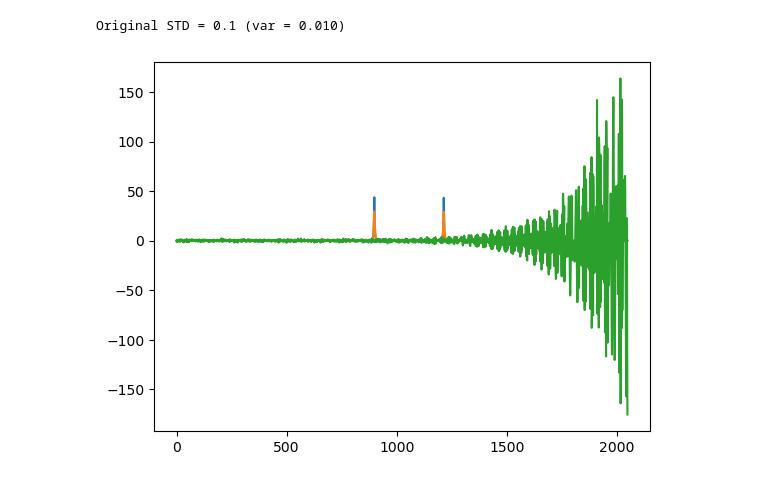
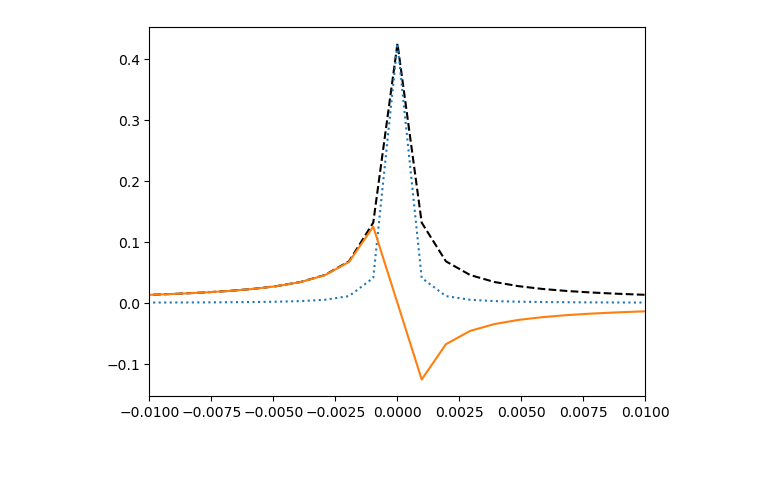
Before and after one commit to wtclarke/fmrs_bold_dynamic_fitting, a Jupyter notebook: mle_fitting/covariance_apodisation.ipynb, the cells around one changed output. Cells and saved outputs as stored; diff of their text form; code cells hidden in the pictures.

```diff
--- a/mle_fitting/covariance_apodisation.ipynb
+++ b/mle_fitting/covariance_apodisation.ipynb
@@ -218,39 +114,21 @@ Original STD = 0.1 (var = 0.010)
-# %%
-noise_sd = np.sqrt(0.01)
-noise_sd_single_channel = noise_sd / np.sqrt(2)
-print(f'Original STD = {noise_sd} (var = {noise_sd**2:0.03f})')
-fid, headers = syntheticFID(
-    noisecovariance=[[noise_sd_single_channel**2]],
-    amplitude=[10,10])
-
-def apodise_w(data: np.ndarray, dwelltime: float, broadening: float) -> np.ndarray:
-    window = apod_window(data.shape[0], dwelltime, broadening)
-    return window[:, np.newaxis] * data, window
-
-apod_amount = 10
-
-windowed_fid, window_applied = apodise_w(fid[0][:, np.newaxis], headers['dwelltime'], apod_amount)
-
-cov_mat_est = make_windowed_cov(
-        window_applied,
-        noise_sd)
-
-# cov_mat_est = np.eye(windowed_fid.shape[0])
-
-whitened_spec = pca_whiten(
-    FIDToSpec(windowed_fid).T,
-    cov_mat_est).T
-
-# fig = plot_cov(cov_mat_est)
-# plt.show()
-
-plt.figure()
-plt.plot(FIDToSpec(fid[0]).real)
-plt.plot(FIDToSpec(windowed_fid).real)
-plt.plot(whitened_spec.real)
-# plt.xlim([750, 1250])
-# plt.ylim([-1, 2])
-plt.show()
-# %% [output]
-Original STD = 0.1 (var = 0.010)
-[figure, removed]
+# %%
+apod = 0.001
+faxis = np.fft.fftshift(np.fft.fftfreq(npoints))
+
+
+def dft_exp(gamma, f):
+    N = f.size
+    return (1 / N) * (1 - np.exp(-2 * gamma * N)) / (
+        1 - np.exp(-2 * gamma) * np.exp(-1j * 2 * np.pi * f)
+    )
+
+
+analytical = dft_exp(apod, faxis)
+
+plt.plot(faxis, np.abs(analytical),'k--')
+plt.plot(faxis, np.real(analytical),':')
+plt.plot(faxis, np.imag(analytical))
+plt.xlim([-0.01, 0.01])
+plt.show()
+# %% [output]
+[figure, added]
```
Also changed, not shown: parts of 17 cells of this notebook.
